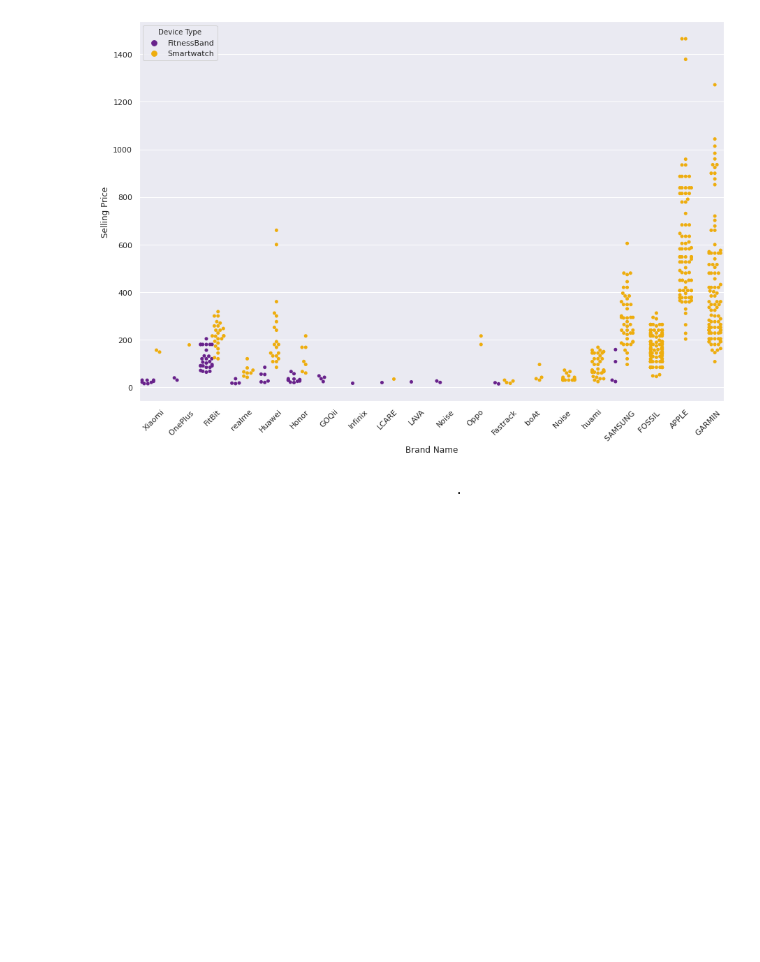
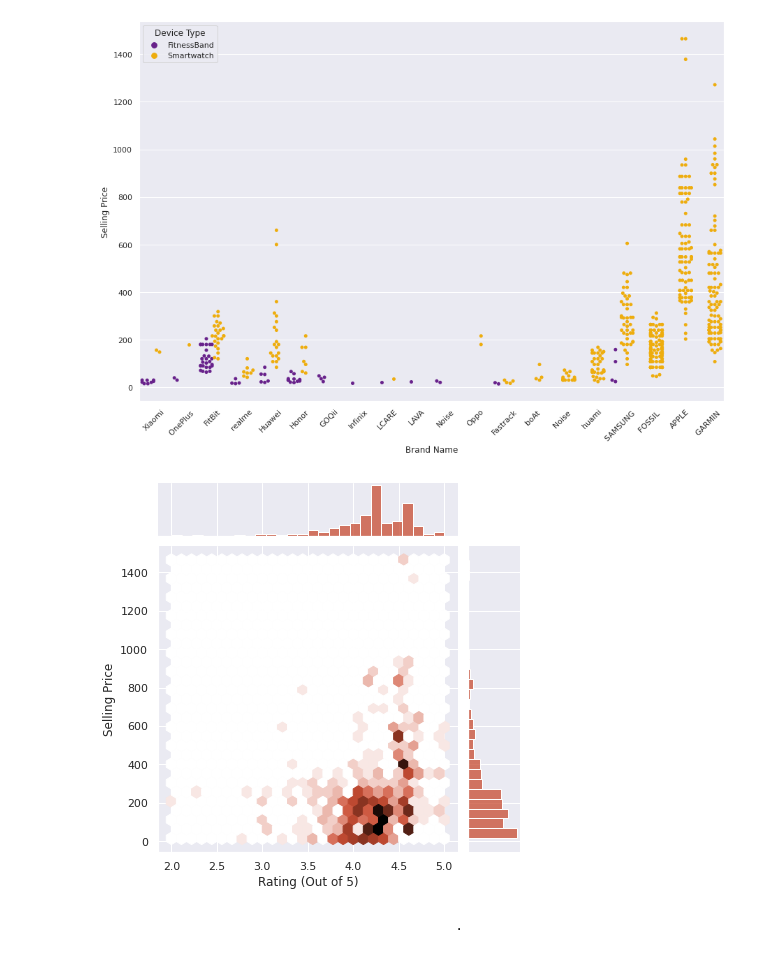
Before and after one commit to AlvaroSimonMerino/TrainingPython, a Jupyter notebook: 01_Python/01_PracticaPython/02_Codigo/PracticaPython_POCD.ipynb, the cells around one changed output. Saved outputs shown, nothing was run; the diff lists cells and outputs as text; code cells hidden in the pictures; blank space fills up the shorter version.

```diff
--- a/01_Python/01_PracticaPython/02_Codigo/PracticaPython_POCD.ipynb
+++ b/01_Python/01_PracticaPython/02_Codigo/PracticaPython_POCD.ipynb
@@ -882,6 +903,12 @@ swarmplot = sns.swarmplot(fitness_df["Brand Name"], fitness_df["Selling Price"]\
 swarmplot = plt.xticks(rotation=45)
 # %% [output]
 [figure]
+# %%
+# Vamos a usar un hexplot para visualizar la relación directa entre Ratings y Selling Price
+hexplot = sns.jointplot(fitness_df["Rating (Out of 5)"], fitness_df["Selling Price"],\
+          kind="hex", color="#C84B31")
+# %% [output]
+[figure, added]
 # %% [markdown]
                                                 .
 # %% [markdown]
```
Also changed, not shown: parts of 43 cells of this notebook.
